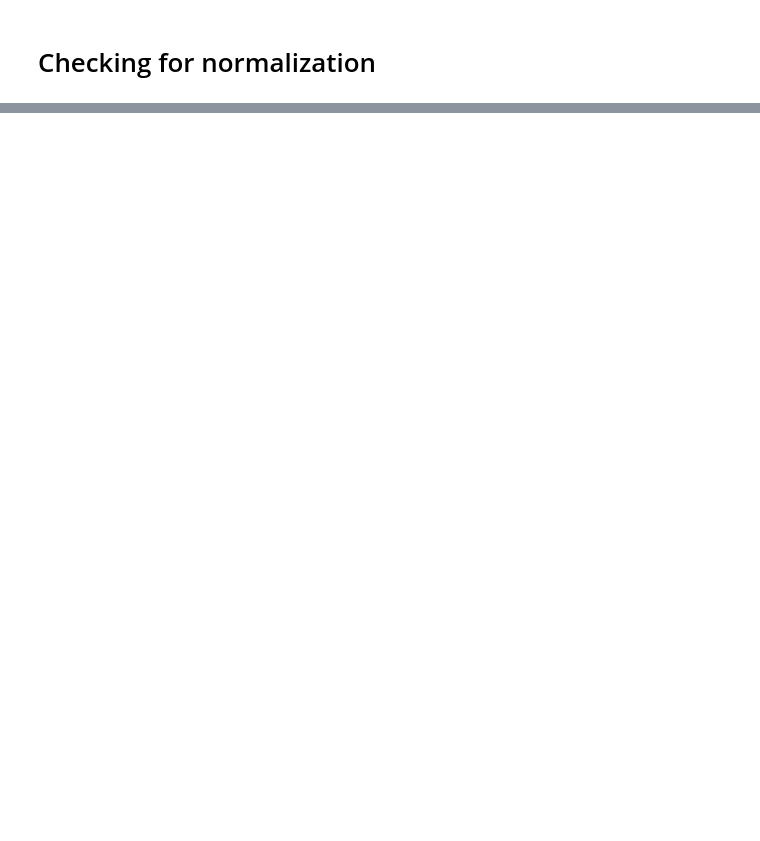
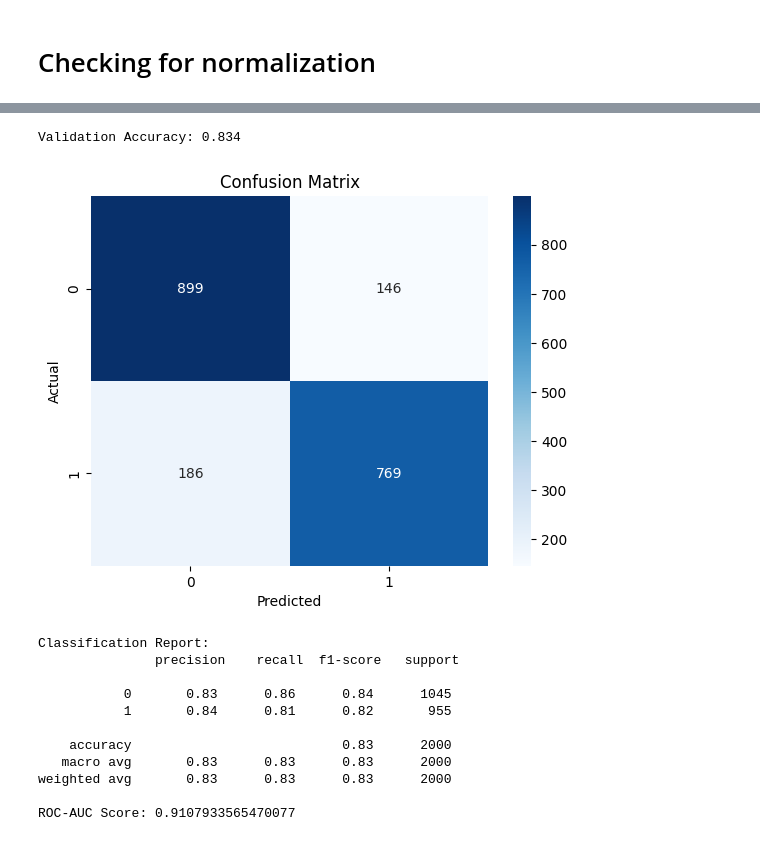
Before and after one commit to IsharaXD/SingleTaskCYP450, a Jupyter notebook: cyp1a2.ipynb, the cells around one changed output, grey strips where cells are left out. Saved outputs shown, nothing was run; the diff lists cells and outputs as text; code cells hidden in the pictures; blank space fills up the shorter version.

```diff
--- a/cyp1a2.ipynb
+++ b/cyp1a2.ipynb
@@ -81,0 +226,50 @@ plt.show()
+# %%
+from sklearn.ensemble import RandomForestClassifier
+from sklearn.metrics import accuracy_score
+
+# Initialize Random Forest model
+rf_model = RandomForestClassifier(n_estimators=130, random_state=42)
+
+# Train the model
+rf_model.fit(X_train, y_train)
+
+# Predict on validation data
+y_val_pred = rf_model.predict(X_val)
+
+# Evaluate accuracy
+val_accuracy = accuracy_score(y_val, y_val_pred)
+print("Validation Accuracy:", val_accuracy)
+# %% [output]
+Validation Accuracy: 0.834
+# %%
+from sklearn.metrics import classification_report, confusion_matrix, roc_auc_score
+import seaborn as sns
+import matplotlib.pyplot as plt
+
+# Confusion Matrix
+cm = confusion_matrix(y_val, y_val_pred)
+sns.heatmap(cm, annot=True, fmt="d", cmap="Blues")
+plt.xlabel("Predicted")
+plt.ylabel("Actual")
+plt.title("Confusion Matrix")
+plt.show()
+
+# Classification Report
+print("Classification Report:\n", classification_report(y_val, y_val_pred))
+
+# ROC-AUC Score
+roc_auc = roc_auc_score(y_val, rf_model.predict_proba(X_val)[:, 1])
+print("ROC-AUC Score:", roc_auc)
+# %% [output]
+[figure, added]
+Classification Report:
+               precision    recall  f1-score   support
+
+           0       0.83      0.86      0.84      1045
+           1       0.84      0.81      0.82       955
+
+    accuracy                           0.83      2000
+   macro avg       0.83      0.83      0.83      2000
+weighted avg       0.83      0.83      0.83      2000
+
+ROC-AUC Score: 0.9107933565470077
```
Also changed, not shown: parts of 10 cells of this notebook.
